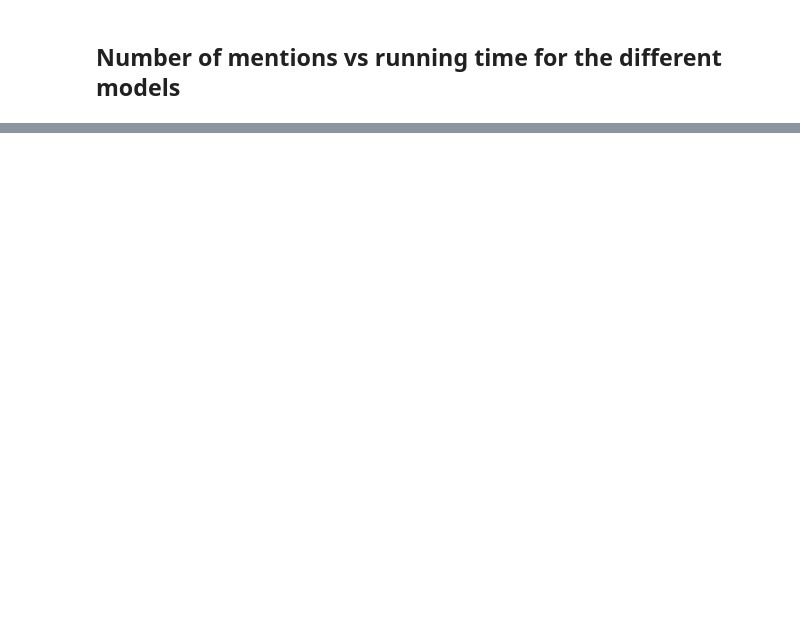
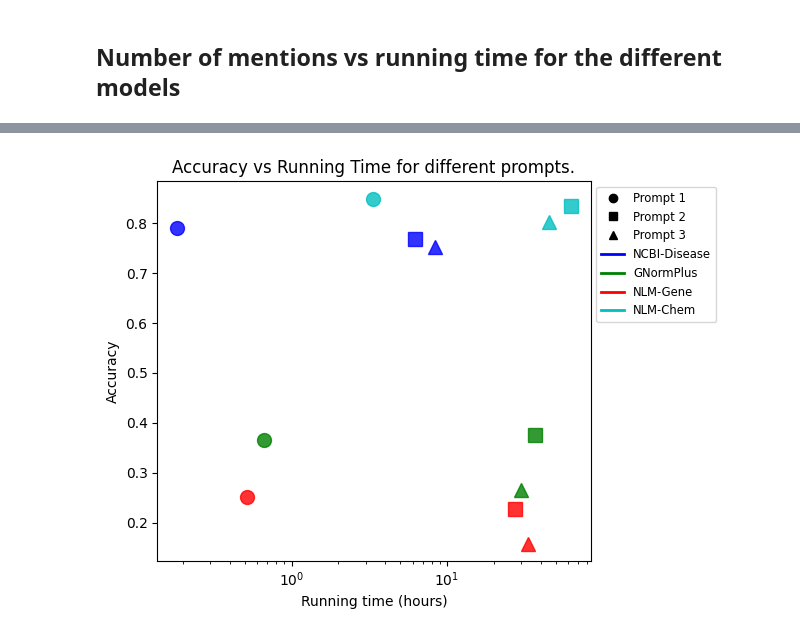
Before and after one commit to ChristopheYe/llm_disambiguator, a Jupyter notebook: src/LLM_disambiguator.ipynb, the cells around one changed output, grey strips where cells are left out. Saved outputs shown, nothing was run; the diff lists cells and outputs as text; code cells hidden in the pictures; blank space fills up the shorter version.

```diff
--- a/src/LLM_disambiguator.ipynb
+++ b/src/LLM_disambiguator.ipynb
@@ -486,12 +442,12 @@ for idx, row in filtered_results.iterrows():
         mention2text[row['mention_id']] = row['deabbreviated_text']
         mention2hit[row['mention_id']] = row[f'{EL_model}_hit_index']
 # %%
-number_hits_arboel = 0
-number_hits_sapbert = 0
+number_hits_arboel = 20
+number_hits_sapbert = 20
 
 if EL_model == "arboel":
     number_hits_arboel = number_hit(
-        mention2arboel_candidates, mention2gold, number_candidates
+        filtered_results, f'{EL_model}_hit_index', number_candidates
     )
     print("number hits arboel :", number_hits_arboel)
     arboel_results = compute_recall(number_hits_arboel, number_candidates, total_mentions)
@@ -503,13 +459,13 @@ if EL_model == "arboel":
 
 elif EL_model == "sapbert":
     number_hits_sapbert = number_hit(
-        mention2sapbert_candidates, mention2gold, number_candidates
+        filtered_results, f'{EL_model}_hit_index', number_candidates
     )
     print("number hits sapbert :", number_hits_sapbert)
 
     sapbert_results = compute_recall(number_hits_sapbert, number_candidates, total_mentions)
     print("Sapbert:")
-    for i, (unnormalized, normalized) in enumerate(sapbert_results[:10]):
+    for i, (unnormalized, normalized) in enumerate(sapbert_results[:20]):
         print(
             f"recall {i+1}: Normalized = {normalized:.4f}, Unnormalized = {unnormalized:.4f}"
         )
@@ -1785,0 +2285,61 @@ score
+# %%
+# prompt 1 : base
+# prompt 2 : reasoning
+# prompt 3 : reasoning model
+
+ncbi_acc = [0.791, 0.769, 0.753]
+ncbi_time = [11/60, 6+15/60, 8+20/60]
+
+gnormplus_acc = [0.365, 0.376, 0.265]
+gnormplus_time = [40/60, 36+35/60, 29+56/60]
+
+nlmgene_acc = [0.251, 0.228, 0.158]
+nlmgene_time = [31/60, 27+22/60, 33+1/60]
+
+nlmchem_acc = [0.849, 0.834, 0.802]
+nlmchem_time = [3+21/60 , 62+36/60, 45+37/60]
+
+# Markers for each point index
+markers = ['o', 's', '^']  # markers = ['o', 'x', 's', '^', 'D']  # Circle, cross, square, triangle, diamond
+marker_meanings = ['Prompt 1', 'Prompt 2', 'Prompt 3']
+colors = ['b', 'g', 'r', 'c']
+colors_meanings = ['NCBI-Disease', 'GNormPlus', 'NLM-Gene', 'NLM-Chem']
+
+# Create figure and axes
+fig, ax = plt.subplots()
+
+# # Plot entire curves to connect the points with lines
+# ax.plot(ncbi_time, ncbi_acc, color=colors[0], linestyle='-', label='NCBI-Disease')
+# ax.plot(gnormplus_time, gnormplus_acc, color=colors[1], linestyle='-', label='GNormPlus')
+# ax.plot(nlmgene_time, nlmgene_acc, color=colors[2], linestyle='-', label='NLM-Gene')
+# ax.plot(nlmchem_time, nlmchem_acc, color=colors[3], linestyle='-', label='NLM-Chem')
+
+# Plot each point separately with shared markers for the same index across curves
+for i in range(len(ncbi_acc)):
+    ax.plot(ncbi_time[i], ncbi_acc[i], marker=markers[i], color=colors[0], linestyle='None', alpha=0.8, markersize=10)
+    ax.plot(gnormplus_time[i], gnormplus_acc[i], marker=markers[i], color=colors[1], linestyle='None', alpha=0.8, markersize=10)
+    ax.plot(nlmgene_time[i], nlmgene_acc[i], marker=markers[i], color=colors[2], linestyle='None', alpha=0.8, markersize=10)
+    ax.plot(nlmchem_time[i], nlmchem_acc[i], marker=markers[i], color=colors[3], linestyle='None', alpha=0.8, markersize=10)
+
+
+# Add separate legend entries for each marker type
+for i, meaning in enumerate(marker_meanings):
+    ax.plot([], [], marker=markers[i], color='black', linestyle='None', label=meaning)
+
+# Add separate legend entries for each marker type
+for i, meaning in enumerate(colors_meanings):
+    ax.plot([], [], color=colors[i], linestyle='-', linewidth=2, label=meaning)
+
+# Adding labels and title
+ax.set_xlabel('Running time (hours)')
+ax.set_ylabel('Accuracy')
+ax.set_title('Accuracy vs Running Time for different prompts.')
+ax.set_xscale('log')
+
+# Adding a legend
+ax.legend(loc='upper left', bbox_to_anchor=(1, 1), fontsize='small')
+
+# Display the plot
+plt.show()
+# %% [output]
+[figure, added]
```
Also changed, not shown: parts of 83 cells of this notebook, 17 other files.
